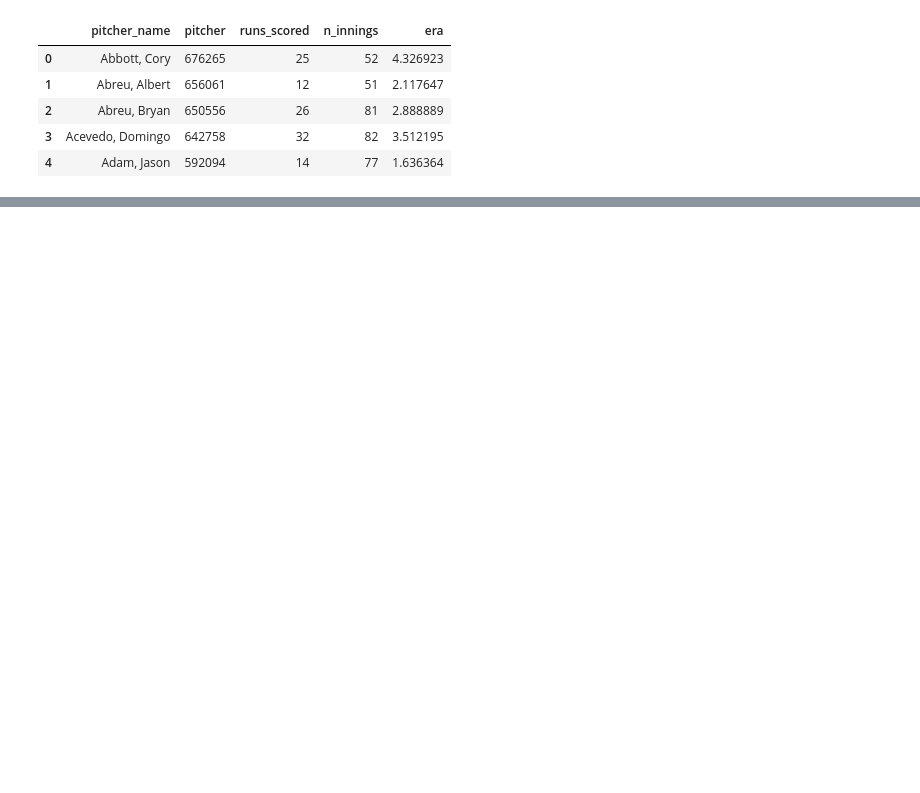
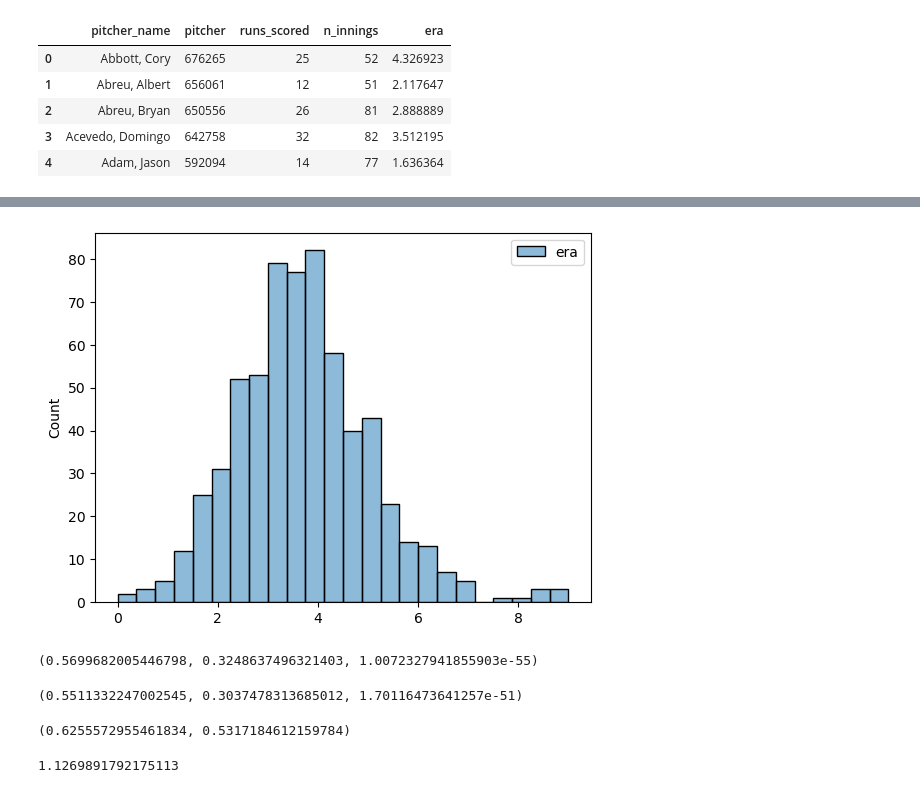
Before and after one commit to DerikVo/Baseball_analysis, a Jupyter notebook: code/BaseBall_general_analysis.ipynb, the cells around one changed output, grey strips where cells are left out. Drawn from its saved outputs; the diff is of its cells as text; code cells hidden in the pictures; blank space fills up the shorter version.

```diff
--- a/code/BaseBall_general_analysis.ipynb
+++ b/code/BaseBall_general_analysis.ipynb
@@ -63,0 +158,2 @@ era.head()
+# %%
+era['era_plus'] = (era['era'] / era['era'].mean())*100
@@ -63,0 +181,31 @@ era.head()
+# %%
+sns.histplot([era['era']])
+plt.show()
+# %% [output]
+[figure, added]
+# %%
+#product moment correlation
+r = pearsonr(era['era'], era['fip'])
+r2 = r[0]**2
+r[0], r2, r[-1]
+# %% [output]
+(0.5699682005446798, 0.3248637496321403, 1.0072327941855903e-55)
+# %%
+#rank order correlation
+#non normal distribution 30% explained variance
+sr= spearmanr(era['era'],era['fip'])
+sr2= sr[0]**2
+sr[0], sr2, sr[-1]
+# %% [output]
+(0.5511332247002545, 0.3037478313685012, 1.70116473641257e-51)
+# %%
+t= ttest_ind(era['era'],era['fip'])
+
+t[0], t[-1]
+# %% [output]
+(0.6255572955461834, 0.5317184612159784)
+# %%
+rmse= mean_squared_error(era['era'],era['fip'])**.5
+rmse
+# %% [output]
+1.1269891792175113
```
Also changed, not shown: parts of 23 cells of this notebook.
